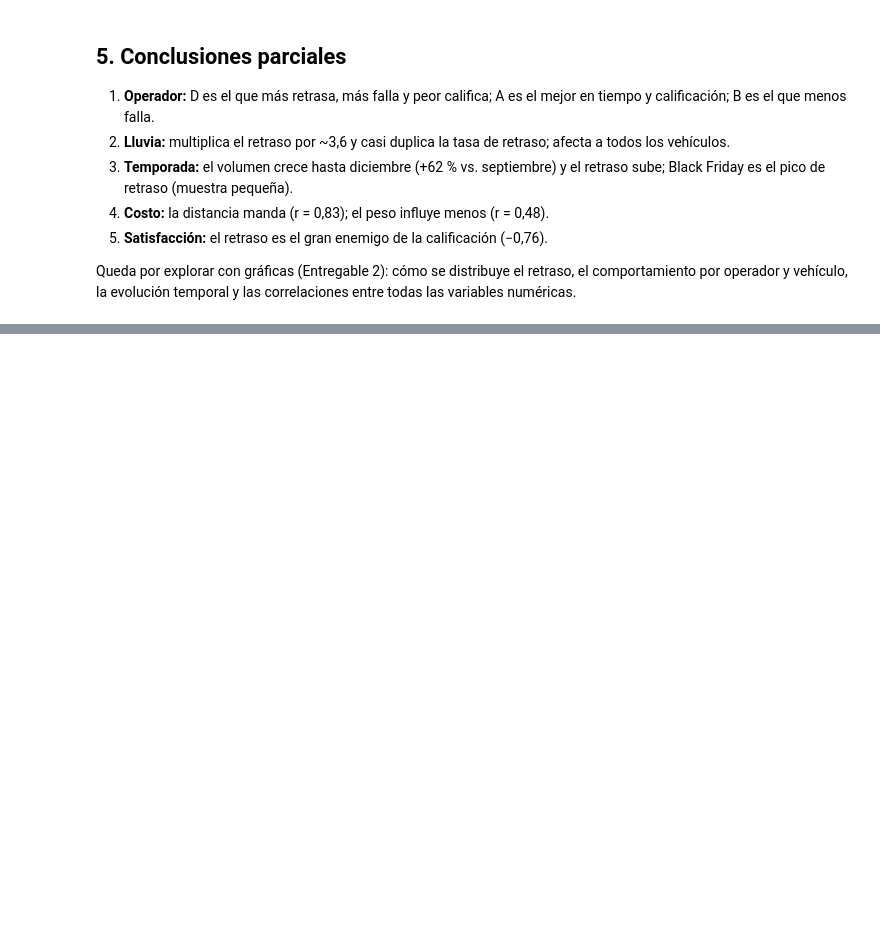
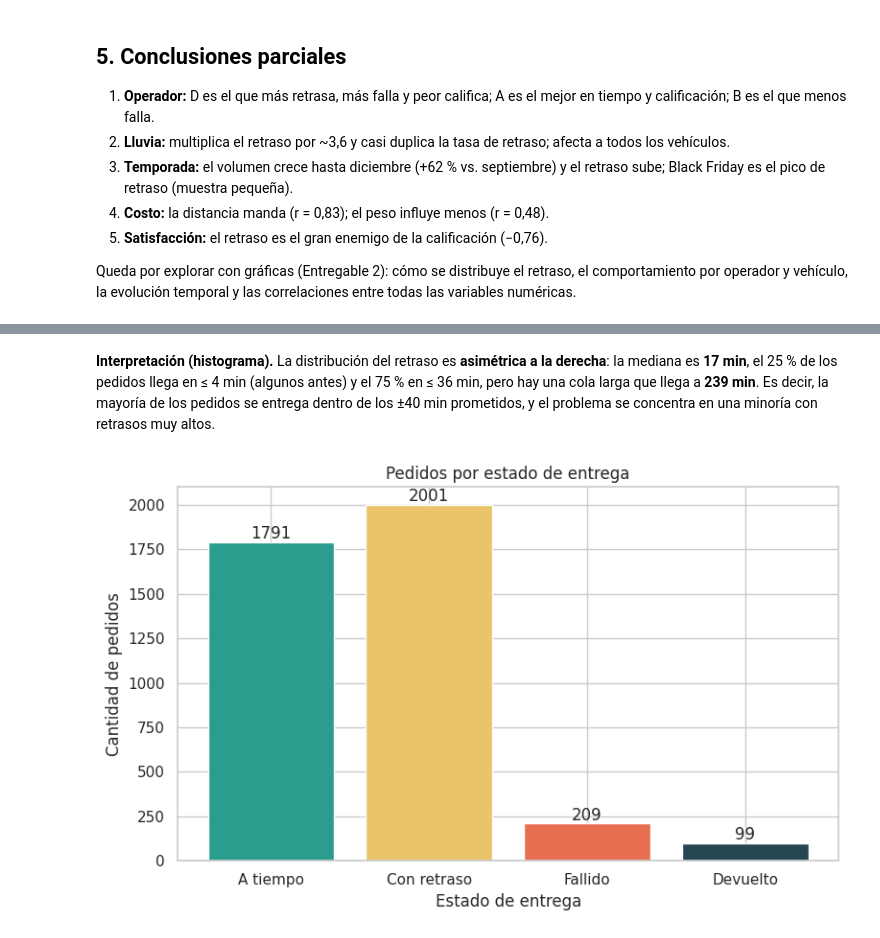
Before and after one commit to Wolfang-Perez/proyecto-integrador-pc-grupo-3, a Jupyter notebook: notebooks/analisis.ipynb, the cells around one changed output, grey strips where cells are left out. Cells and saved outputs as stored; diff of their text form; code cells hidden in the pictures; blank space fills up the shorter version.

```diff
--- a/notebooks/analisis.ipynb
+++ b/notebooks/analisis.ipynb
@@ -562,0 +591,20 @@ Queda por explorar con gráficas (Entregable 2): cómo se distribuye el retraso,
+# %% [markdown]
+**Interpretación (histograma).** La distribución del retraso es **asimétrica a la derecha**: la mediana es **17 min**, el 25 % de los pedidos llega en ≤ 4 min (algunos antes) y el 75 % en ≤ 36 min, pero hay una cola larga que llega a **239 min**. Es decir, la mayoría de los pedidos se entrega dentro de los ±40 min prometidos, y el problema se concentra en una minoría con retrasos muy altos.
+# %%
+# 2) Barras del estado de entrega (Matplotlib)
+conteo_estado = df_limpio["estado_entrega"].value_counts().reindex(
+    ["A tiempo", "Con retraso", "Fallido", "Devuelto"])
+
+plt.figure()
+plt.bar(conteo_estado.index, conteo_estado.values,
+        color=["#2a9d8f", "#e9c46a", "#e76f51", "#264653"])
+plt.title("Pedidos por estado de entrega")
+plt.xlabel("Estado de entrega")
+plt.ylabel("Cantidad de pedidos")
+for i, v in enumerate(conteo_estado.values):
+    plt.text(i, v + 20, str(v), ha="center")
+plt.tight_layout()
+plt.savefig("visualizaciones/02-barras-estado-entrega.png", dpi=130)
+plt.show()
+# %% [output]
+[figure, added]
```
Also changed, not shown: parts of 23 cells of this notebook.
